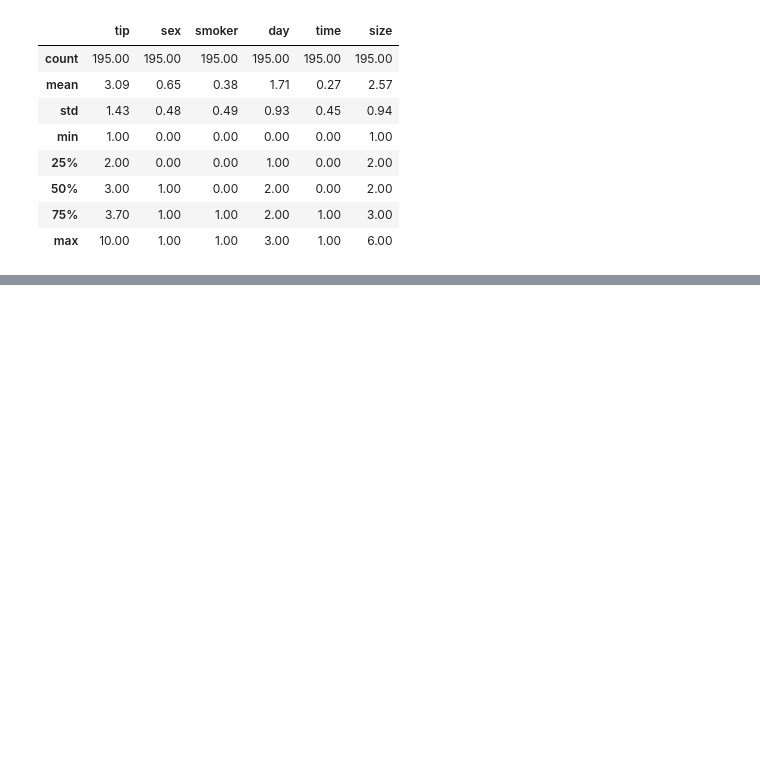
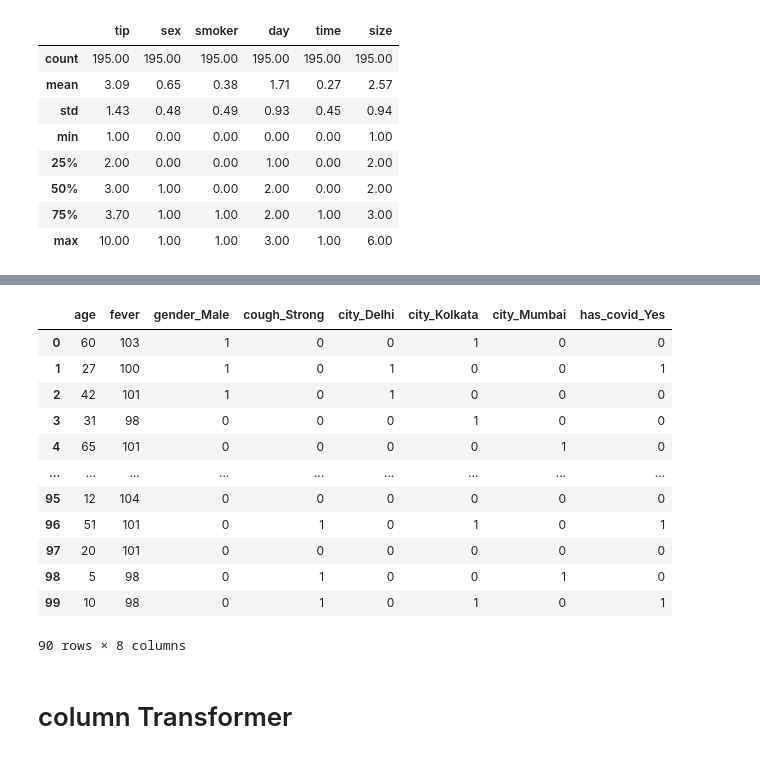
Before and after one commit to Gursewak-S/Advance-Python, a Jupyter notebook: Encoding.ipynb, the cells around one changed output, grey strips where cells are left out. Cells and saved outputs as stored; diff of their text form; code cells hidden in the pictures; blank space fills up the shorter version.

```diff
--- a/Encoding.ipynb
+++ b/Encoding.ipynb
@@ -207,0 +350,2 @@ np.round(x_train.describe(), 2)
+# %%
+df = pd.read_csv("/content/covid_toy.csv")
@@ -207,0 +361,2 @@ np.round(x_train.describe(), 2)
+# %%
+df=df.dropna()
@@ -207,0 +372,22 @@ np.round(x_train.describe(), 2)
+# %%
+df = pd.get_dummies(df,columns=['gender','cough','city','has_covid'],drop_first=True)
+# %%
+df = df.astype(int)
+# %%
+df
+# %% [output]
+|  | age | fever | gender_Male | cough_Strong | city_Delhi | city_Kolkata | city_Mumbai | has_covid_Yes |
+| 0 | 60 | 103 | 1 | 0 | 0 | 1 | 0 | 0 |
+| 1 | 27 | 100 | 1 | 0 | 1 | 0 | 0 | 1 |
+| 2 | 42 | 101 | 1 | 0 | 1 | 0 | 0 | 0 |
+| 3 | 31 | 98 | 0 | 0 | 0 | 1 | 0 | 0 |
+| 4 | 65 | 101 | 0 | 0 | 0 | 0 | 1 | 0 |
+| ... | ... | ... | ... | ... | ... | ... | ... | ... |
+| 95 | 12 | 104 | 0 | 0 | 0 | 0 | 0 | 0 |
+| 96 | 51 | 101 | 0 | 1 | 0 | 1 | 0 | 1 |
+| 97 | 20 | 101 | 0 | 0 | 0 | 0 | 0 | 0 |
+| 98 | 5 | 98 | 0 | 1 | 0 | 0 | 1 | 0 |
+| 99 | 10 | 98 | 0 | 1 | 0 | 1 | 0 | 1 |
+90 rows × 8 columns
+# %% [markdown]
+# column Transformer
```
Also changed, not shown: parts of 44 cells of this notebook.
